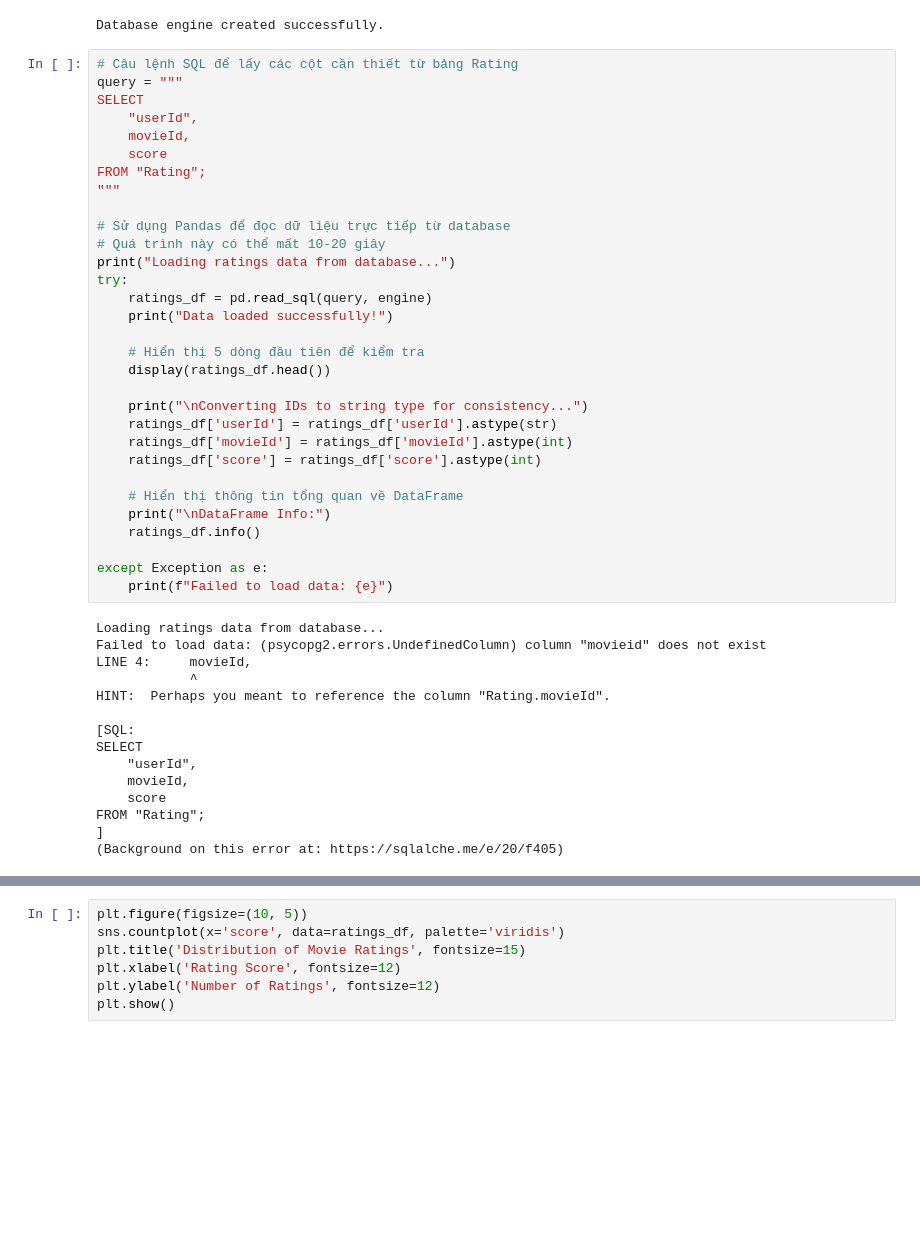
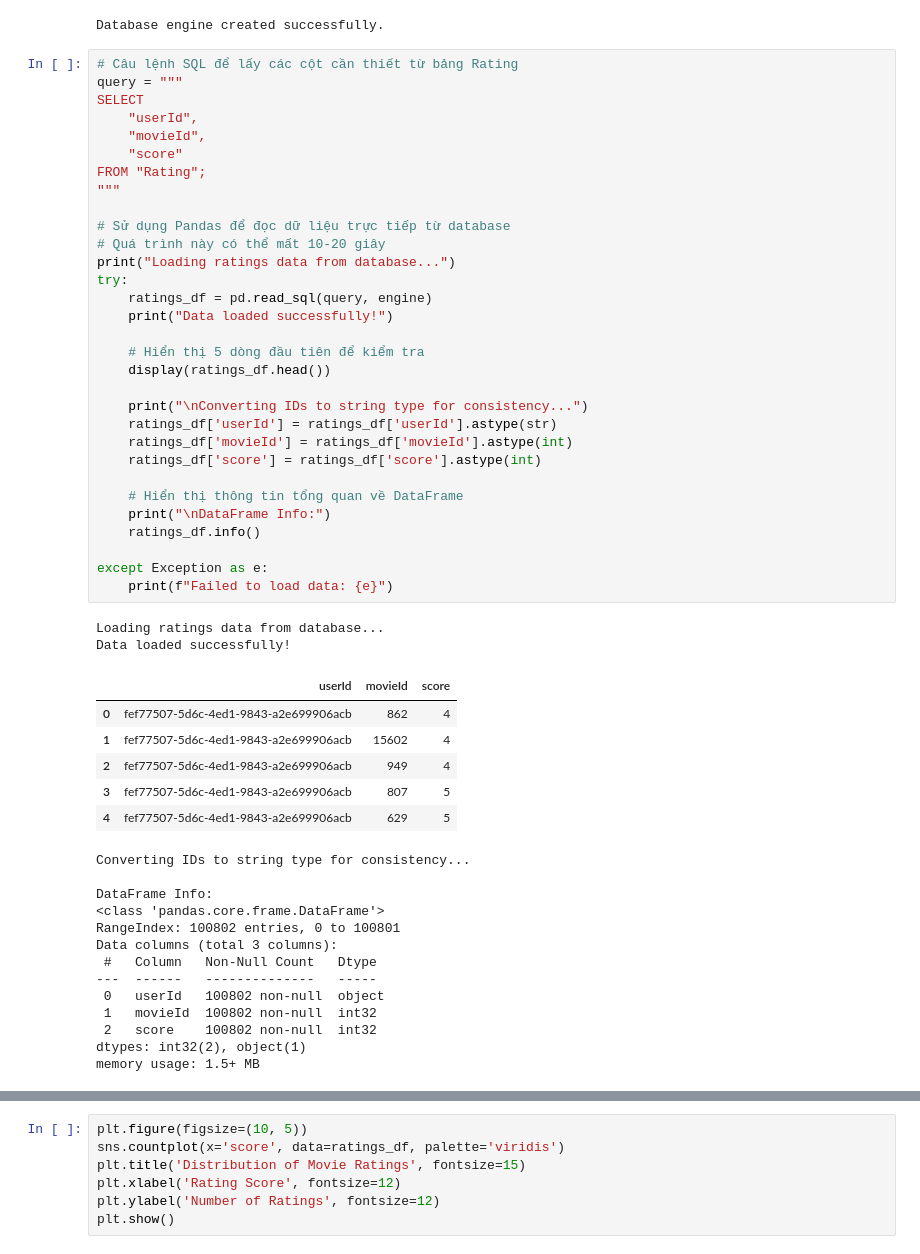
Before and after one commit to quocanwyf/cinemate-recommendation-engine, a Jupyter notebook: 01-EDA-and-SVD-Training.ipynb, the cells around one changed output, grey strips where cells are left out. Saved outputs shown, nothing was run; the diff lists cells and outputs as text; blank space fills up the shorter version.

```diff
--- a/01-EDA-and-SVD-Training.ipynb
+++ b/01-EDA-and-SVD-Training.ipynb
@@ -43,48 +43,55 @@ Database engine created successfully.
 # Câu lệnh SQL để lấy các cột cần thiết từ bảng Rating
 query = """
 SELECT
     "userId",
-    movieId,
-    score
+    "movieId",
+    "score"
 FROM "Rating";
 """
 
 # Sử dụng Pandas để đọc dữ liệu trực tiếp từ database
 # Quá trình này có thể mất 10-20 giây
 print("Loading ratings data from database...")
 try:
     ratings_df = pd.read_sql(query, engine)
     print("Data loaded successfully!")
 
     # Hiển thị 5 dòng đầu tiên để kiểm tra
     display(ratings_df.head())
 
     print("\nConverting IDs to string type for consistency...")
     ratings_df['userId'] = ratings_df['userId'].astype(str)
     ratings_df['movieId'] = ratings_df['movieId'].astype(int)
     ratings_df['score'] = ratings_df['score'].astype(int)
 
     # Hiển thị thông tin tổng quan về DataFrame
     print("\nDataFrame Info:")
     ratings_df.info()
 
 except Exception as e:
     print(f"Failed to load data: {e}")
 # %% [output]
 Loading ratings data from database...
-Failed to load data: (psycopg2.errors.UndefinedColumn) column "movieid" does not exist
-LINE 4:     movieId,
-            ^
-HINT:  Perhaps you meant to reference the column "Rating.movieId".
-
-[SQL:
-SELECT
-    "userId",
-    movieId,
-    score
-FROM "Rating";
-]
-(Background on this error at: https://sqlalche.me/e/20/f405)
+Data loaded successfully!
+|  | userId | movieId | score |
+| 0 | fef77507-5d6c-4ed1-9843-a2e699906acb | 862 | 4 |
+| 1 | fef77507-5d6c-4ed1-9843-a2e699906acb | 15602 | 4 |
+| 2 | fef77507-5d6c-4ed1-9843-a2e699906acb | 949 | 4 |
+| 3 | fef77507-5d6c-4ed1-9843-a2e699906acb | 807 | 5 |
+| 4 | fef77507-5d6c-4ed1-9843-a2e699906acb | 629 | 5 |
+Converting IDs to string type for consistency...
+
+DataFrame Info:
+<class 'pandas.core.frame.DataFrame'>
+RangeIndex: 100802 entries, 0 to 100801
+Data columns (total 3 columns):
+ #   Column   Non-Null Count   Dtype
+---  ------   --------------   -----
+ 0   userId   100802 non-null  object
+ 1   movieId  100802 non-null  int32
+ 2   score    100802 non-null  int32
+dtypes: int32(2), object(1)
+memory usage: 1.5+ MB
 # %%
 print("Basic Descriptive Statistics for Ratings:")
 print("ratings_df exists:", 'ratings_df' in globals())
```
Also changed, not shown: parts of 10 cells of this notebook, 4 other files.
